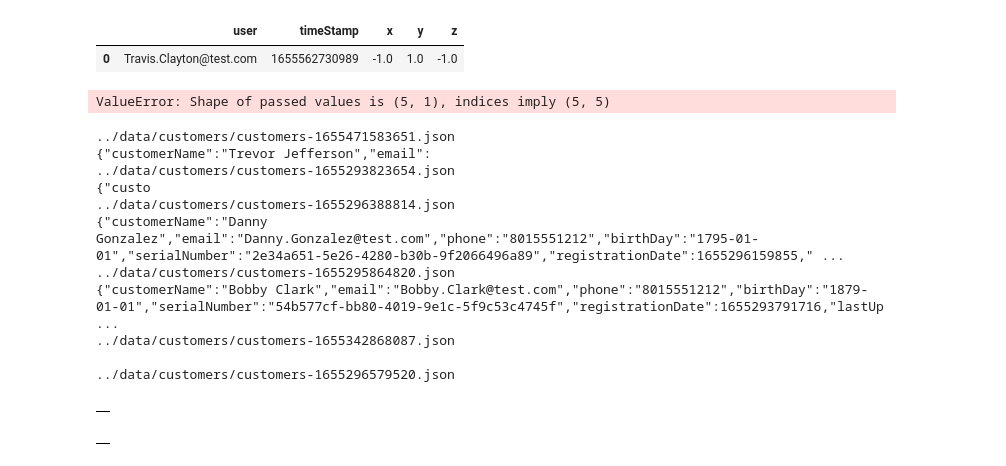
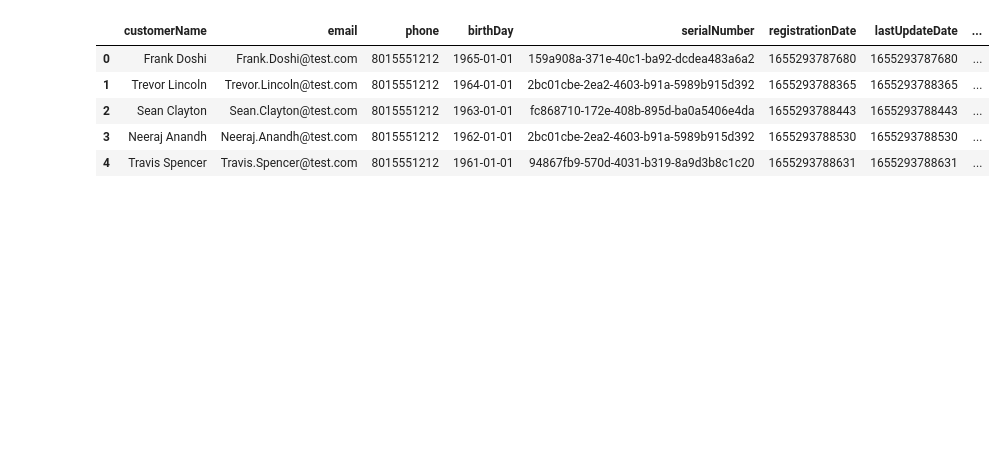
Before and after one commit to DecisioNaut/sparkling_lakes, a Jupyter notebook: cross_check.ipynb, the cells around one changed output. Cells and saved outputs as stored; diff of their text form; code cells hidden in the pictures; blank space fills up the shorter version.

```diff
--- a/cross_check.ipynb
+++ b/cross_check.ipynb
@@ -72,45 +43,25 @@ pd.DataFrame(data)
-# %%
-data
-pd.DataFrame(data, index=[0])
-# %% [output]
-|  | user | timeStamp | x | y | z |
-| 0 | Travis.Clayton@test.com | 1655562730989 | -1.0 | 1.0 | -1.0 |
-# %%
-pd.DataFrame(data.values(), columns=["user", "timeStamp", "x", "y", "z"])
-# %% [output]
-ValueError: Shape of passed values is (5, 1), indices imply (5, 5)
-# %%
-# Create an empty list to hold the DataFrames
-df = pd.DataFrame()
-
-# Loop over all JSON files in the folder
-for filename in glob.glob('../data/customers/*.json'):
-    with open(filename, 'r') as f:
-        # Read the file and create a list of dictionaries from the JSON objects
-        combined_json_data = f.read().replace('}{', '}},{{').split('},{')
-        # combined_json_data = f'[{json_data}]'
-        for json_data in combined_json_data:
-            try:
-                data = json.loads(json_data)
-            except json.decoder.JSONDecodeError:
-                print(filename)
-                print(json_data)
-                continue
-df
-# %% [output]
-../data/customers/customers-1655471583651.json
-{"customerName":"Trevor Jefferson","email":
-../data/customers/customers-1655293823654.json
-{"custo
-../data/customers/customers-1655296388814.json
-{"customerName":"Danny Gonzalez","email":"Danny.Gonzalez@test.com","phone":"8015551212","birthDay":"1795-01-01","serialNumber":"2e34a651-5e26-4280-b30b-9f2066496a89","registrationDate":1655296159855," ...
-../data/customers/customers-1655295864820.json
-{"customerName":"Bobby Clark","email":"Bobby.Clark@test.com","phone":"8015551212","birthDay":"1879-01-01","serialNumber":"54b577cf-bb80-4019-9e1c-5f9c53c4745f","registrationDate":1655293791716,"lastUp ...
-../data/customers/customers-1655342868087.json
-
-../data/customers/customers-1655296579520.json
-|  |
-# %%
-df.head()
-# %% [output]
-|  |
+# %%
+customer_landing_df = get_df_from_json_folder(
+    './project/starter/customer',
+    dtypes={
+        "customerName": "string",
+        "email": "string",
+        "phone": "Int64",
+        "birthDay": "string",
+        "serialNumber": "string",
+        "registrationDate": "Int64",
+        "lastUpdateDate": "Int64",
+        "shareWithResearchAsOfDate": "Int64",
+        "shareWithFriendsAsOfDate": "Int64",
+        "shareWithPublicAsOfDate": "Int64",
+    }
+)
+
+customer_landing_df.head(5)
+# %% [output]
+|  | customerName | email | phone | birthDay | serialNumber | registrationDate | lastUpdateDate | ... |
+| 0 | Frank Doshi | Frank.Doshi@test.com | 8015551212 | 1965-01-01 | 159a908a-371e-40c1-ba92-dcdea483a6a2 | 1655293787680 | 1655293787680 | ... |
+| 1 | Trevor Lincoln | Trevor.Lincoln@test.com | 8015551212 | 1964-01-01 | 2bc01cbe-2ea2-4603-b91a-5989b915d392 | 1655293788365 | 1655293788365 | ... |
+| 2 | Sean Clayton | Sean.Clayton@test.com | 8015551212 | 1963-01-01 | fc868710-172e-408b-895d-ba0a5406e4da | 1655293788443 | 1655293788443 | ... |
+| 3 | Neeraj Anandh | Neeraj.Anandh@test.com | 8015551212 | 1962-01-01 | 2bc01cbe-2ea2-4603-b91a-5989b915d392 | 1655293788530 | 1655293788530 | ... |
+| 4 | Travis Spencer | Travis.Spencer@test.com | 8015551212 | 1961-01-01 | 94867fb9-570d-4031-b319-8a9d3b8c1c20 | 1655293788631 | 1655293788631 | ... |
```
Also changed, not shown: parts of 29 cells of this notebook.
